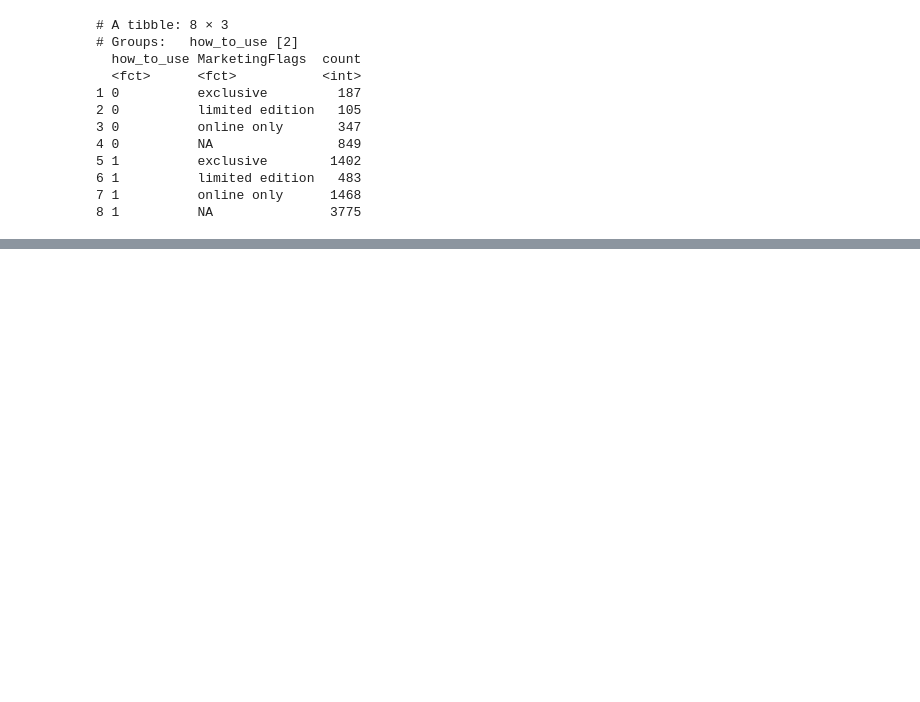
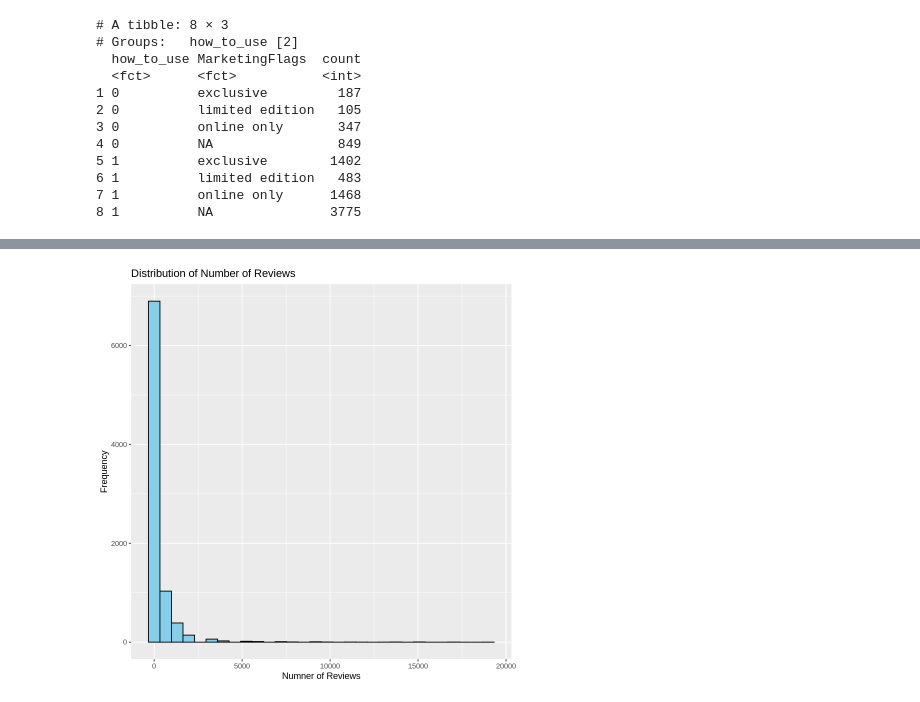
Before and after one commit to GeorgeM2000/Sephora-Statistical-Data-Analysis, a Jupyter notebook: Sephora_Statistical_Data_Analysis.ipynb, the cells around one changed output, grey strips where cells are left out. Cells and saved outputs as stored; diff of their text form; code cells hidden in the pictures; blank space fills up the shorter version.

```diff
--- a/Sephora_Statistical_Data_Analysis.ipynb
+++ b/Sephora_Statistical_Data_Analysis.ipynb
@@ -150,0 +229,6 @@ print(sephora_df %>%
+# %%
+ggplot(sephora_df, aes(x = number_of_reviews)) +
+  geom_histogram(bins = 30, fill = "skyblue", color = "black") +
+  labs(title = "Distribution of Number of Reviews", x = "Numner of Reviews", y = "Frequency")
+# %% [output]
+[figure, added]
```
Also changed, not shown: parts of 10 cells of this notebook.
